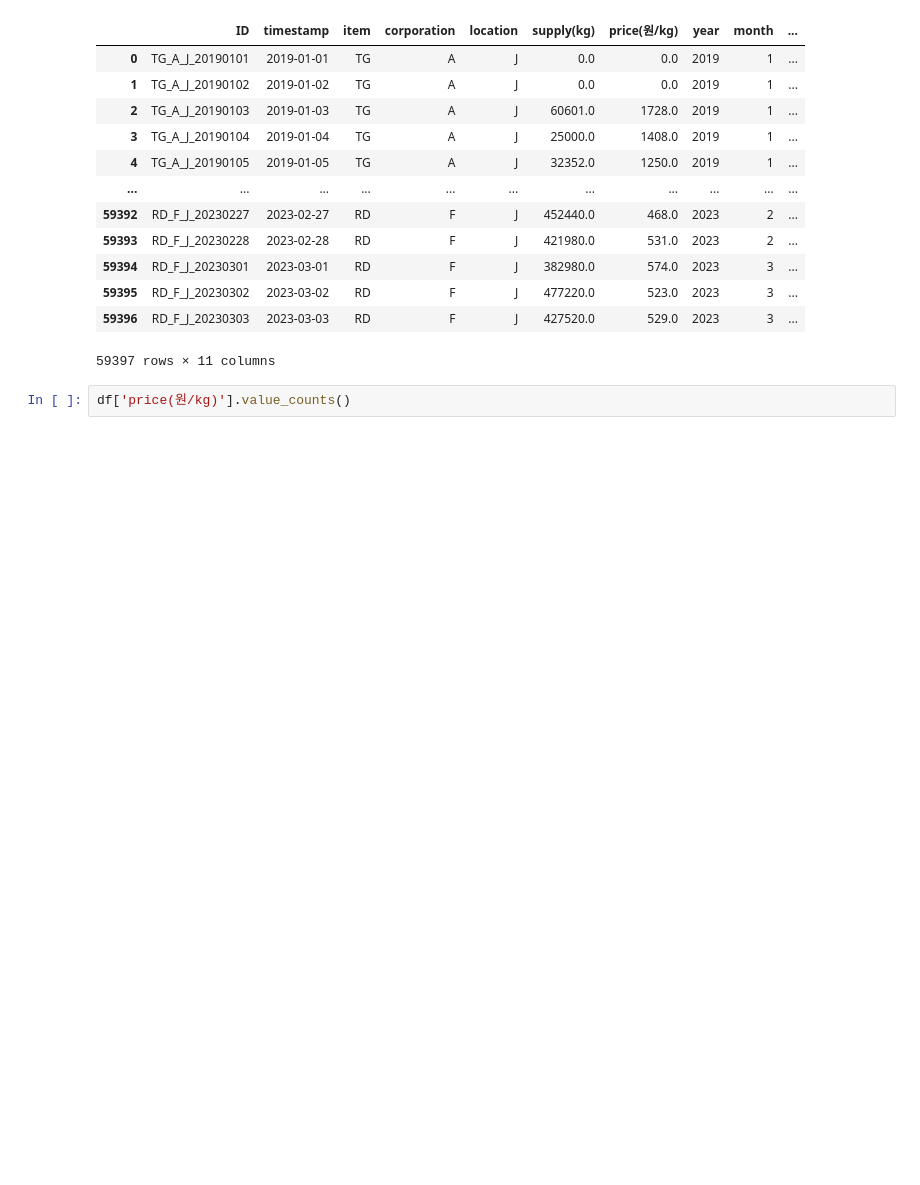
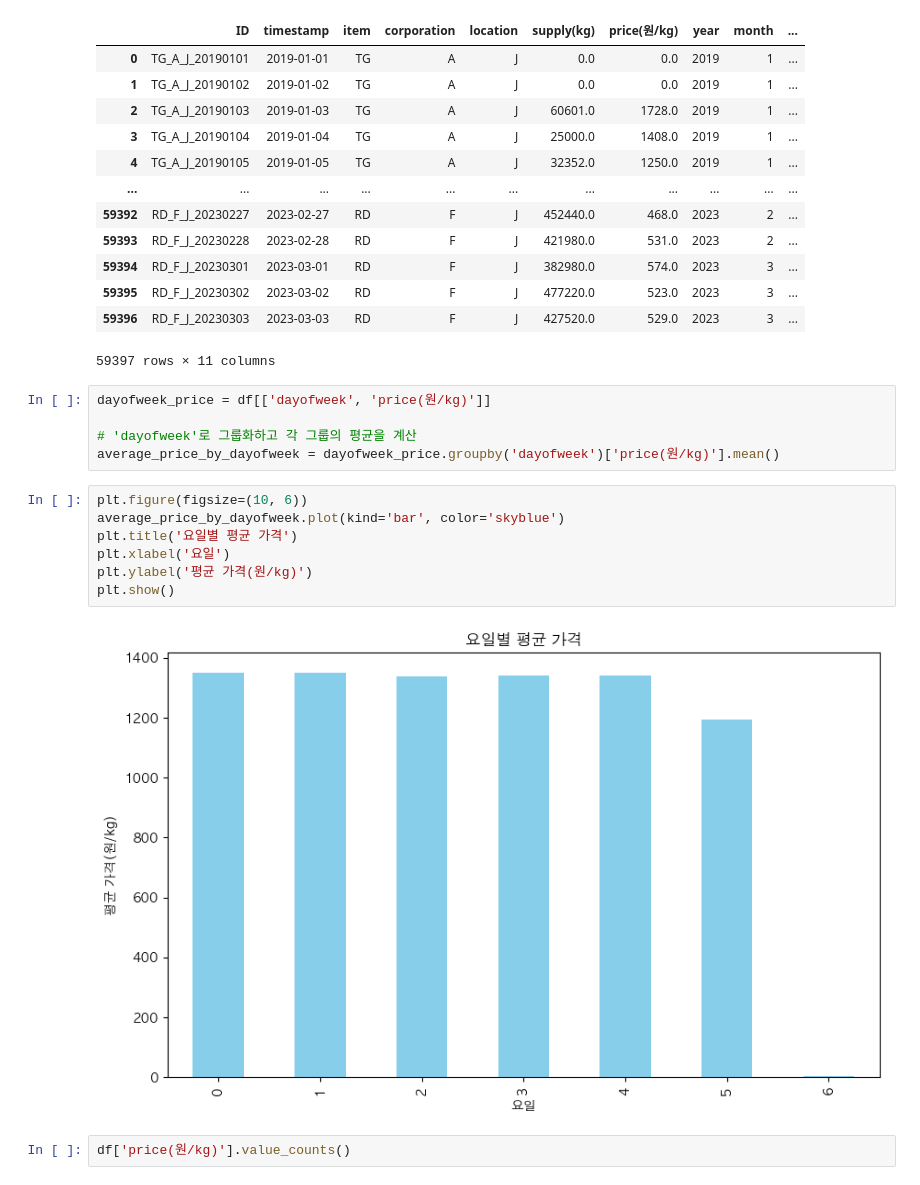
Before and after one commit to Joy-9707/sparta_practice, a Jupyter notebook: 김희정_0214.ipynb, the cells around one changed output. Cells and saved outputs as stored; diff of their text form; blank space fills up the shorter version.

```diff
--- a/김희정_0214.ipynb
+++ b/김희정_0214.ipynb
@@ -206,6 +198,20 @@ df
 | 59395 | RD_F_J_20230302 | 2023-03-02 | RD | F | J | 477220.0 | 523.0 | 2023 | 3 | ... |
 | 59396 | RD_F_J_20230303 | 2023-03-03 | RD | F | J | 427520.0 | 529.0 | 2023 | 3 | ... |
 59397 rows × 11 columns
+# %%
+dayofweek_price = df[['dayofweek', 'price(원/kg)']]
+
+# 'dayofweek'로 그룹화하고 각 그룹의 평균을 계산
+average_price_by_dayofweek = dayofweek_price.groupby('dayofweek')['price(원/kg)'].mean()
+# %%
+plt.figure(figsize=(10, 6))
+average_price_by_dayofweek.plot(kind='bar', color='skyblue')
+plt.title('요일별 평균 가격')
+plt.xlabel('요일')
+plt.ylabel('평균 가격(원/kg)')
+plt.show()
+# %% [output]
+[figure, added]
 # %%
 df['price(원/kg)'].value_counts()
 # %% [output]
```
Also changed, not shown: parts of 13 cells of this notebook, 3 other files.
